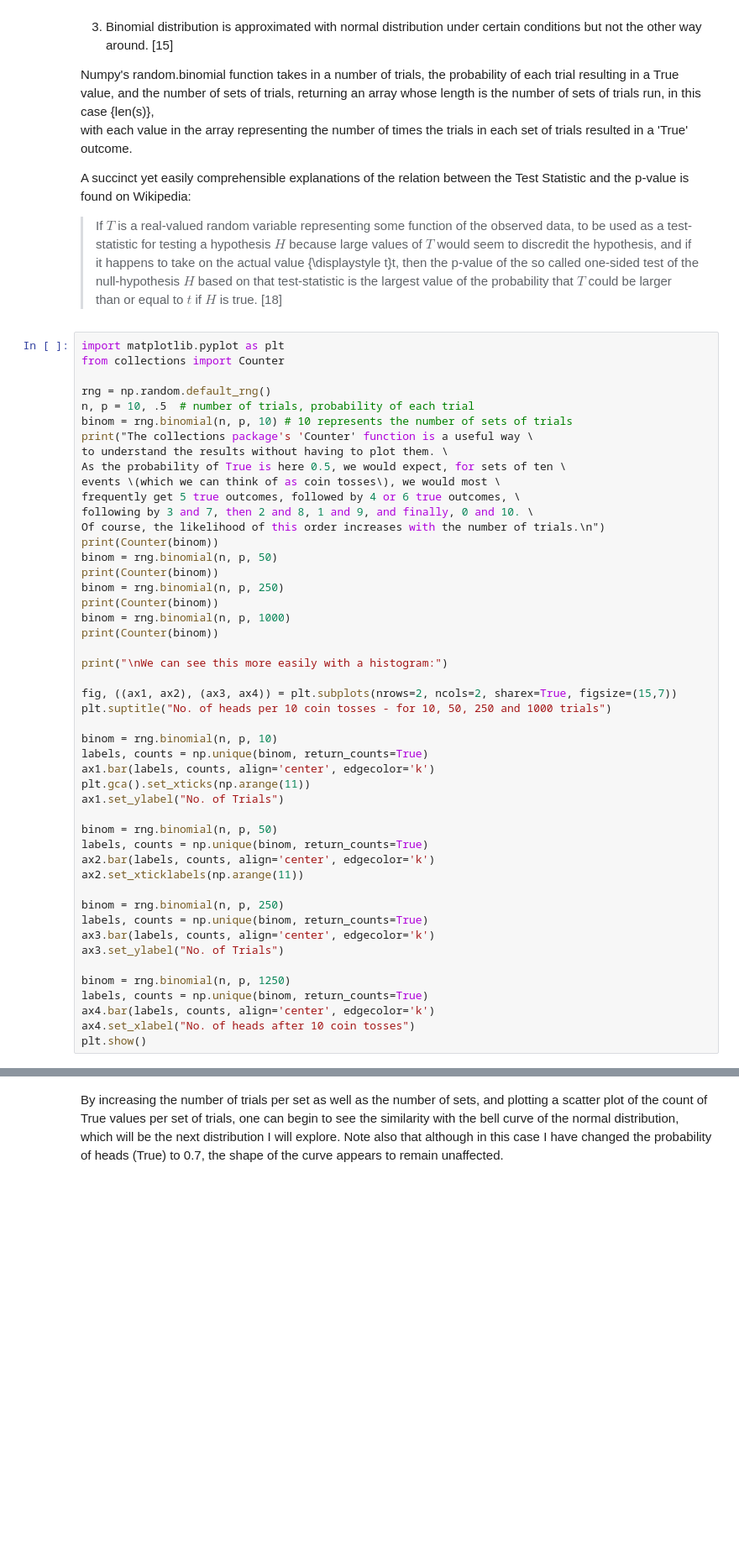
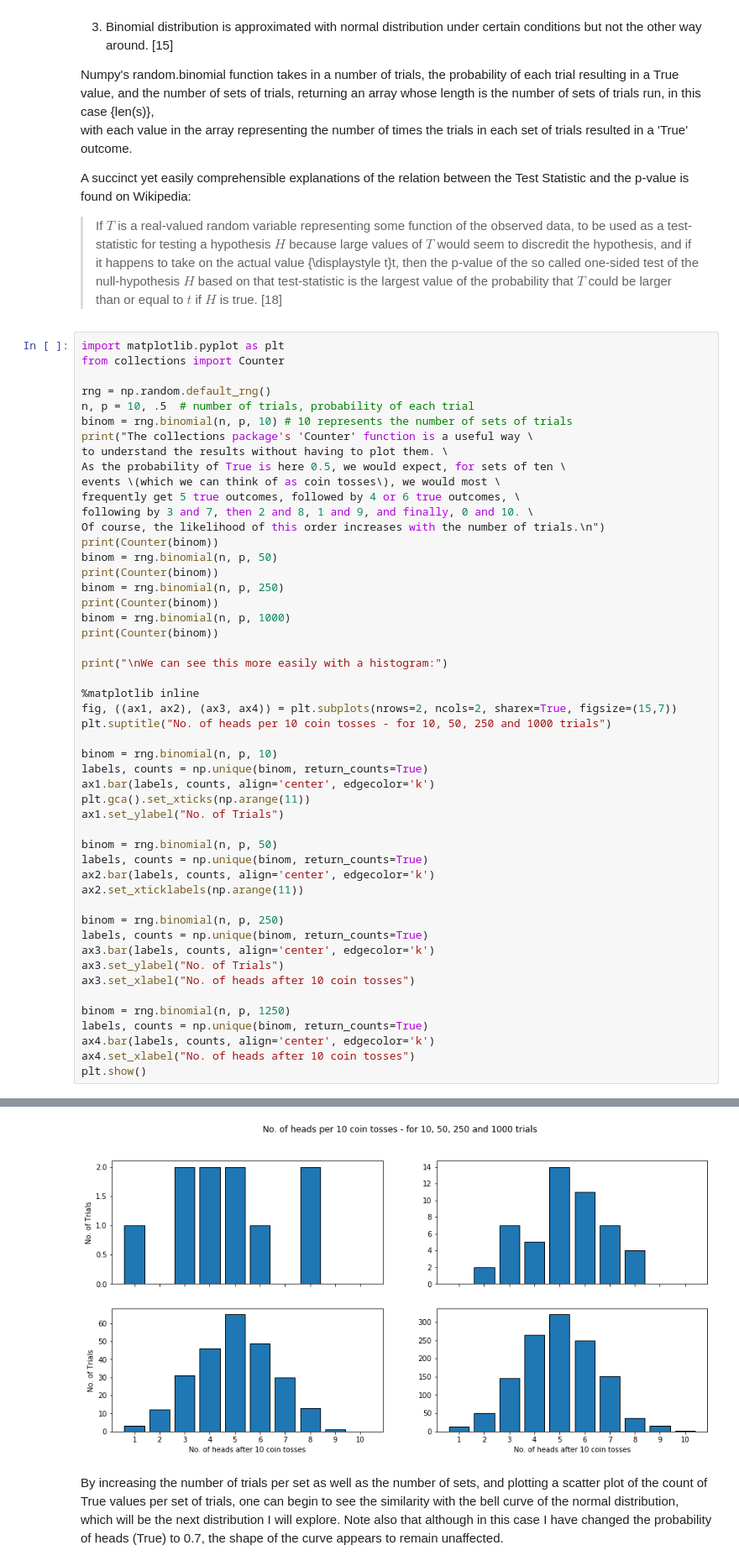
Before and after one commit to ashleycampion/GMIT_Programming_for_data_analysis_Assignment, a Jupyter notebook: Programming for Data Analysis - Assignment.ipynb, the cells around one changed output, grey strips where cells are left out. Shown: that part at 84% size. Saved outputs shown, nothing was run; the diff lists cells and outputs as text; blank space fills up the shorter version.

```diff
--- a/Programming for Data Analysis - Assignment.ipynb
+++ b/Programming for Data Analysis - Assignment.ipynb
@@ -167,6 +167,7 @@ print(Counter(binom))
 
 print("\nWe can see this more easily with a histogram:")
 
+%matplotlib inline
 fig, ((ax1, ax2), (ax3, ax4)) = plt.subplots(nrows=2, ncols=2, sharex=True, figsize=(15,7))
 plt.suptitle("No. of heads per 10 coin tosses - for 10, 50, 250 and 1000 trials")
 
@@ -185,6 +186,7 @@ binom = rng.binomial(n, p, 250)
 labels, counts = np.unique(binom, return_counts=True)
 ax3.bar(labels, counts, align='center', edgecolor='k')
 ax3.set_ylabel("No. of Trials")
+ax3.set_xlabel("No. of heads after 10 coin tosses")
 
 binom = rng.binomial(n, p, 1250)
 labels, counts = np.unique(binom, return_counts=True)
@@ -204,3 +205,4 @@ We can see this more easily with a histogram:
+[figure, added]
 # %% [markdown]
 By increasing the number of trials per set as well as the number of sets, and plotting a scatter plot of the count of True values per set of trials, one can begin to see the similarity with the bell curve of the normal distribution, which will be the next distribution I will explore. Note also that although in this case I have changed the probability of heads (True) to 0.7, the shape of the curve appears to remain unaffected.
 # %%
```
Also changed, not shown: parts of 17 cells of this notebook.
